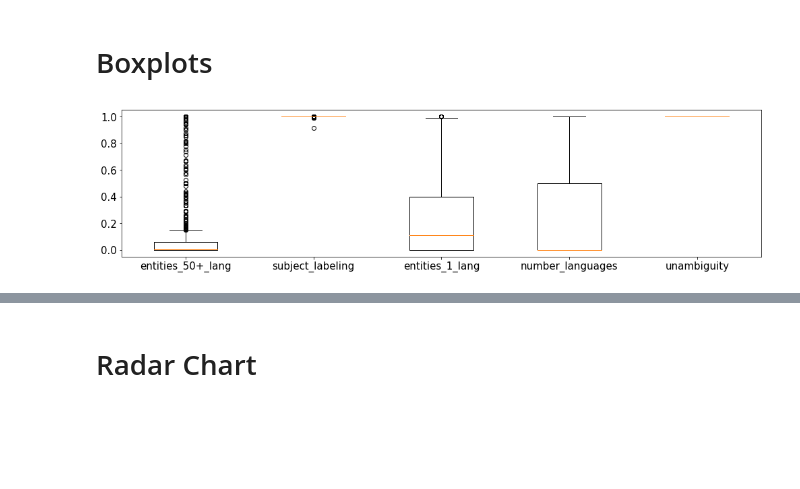
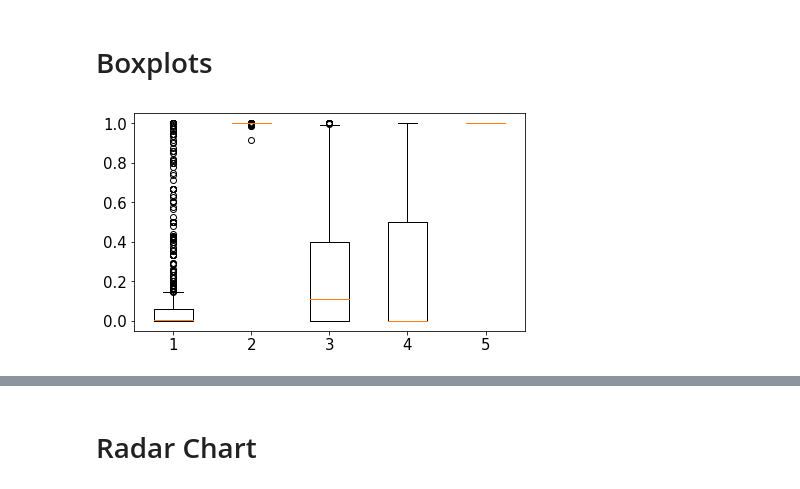
Before and after one commit to luciekaffee/metrics-label, a Jupyter notebook: graphs/Graphs.ipynb, the cells around one changed output, grey strips where cells are left out. Saved outputs shown, nothing was run; the diff lists cells and outputs as text; code cells hidden in the pictures; blank space fills up the shorter version.

```diff
--- a/graphs/Graphs.ipynb
+++ b/graphs/Graphs.ipynb
@@ -110,7 +110,7 @@ for x in wikidata_rdfmt.values():
     for metric, data in x.iteritems():
         if not isinstance(data, numbers.Number) or not data <= 1:
             continue
-        if metric == 'ds_class_labeling' or metric == 'size_triples' or metric == 'size_subjects' or metric == 'entities_2_5_lang' or metric == 'entities_11_50_lang' or metric == 'entities_6_10_lang':
+        if metric == 'ds_property_labeling' or metric == 'ds_class_labeling' or metric == 'size_triples' or metric == 'size_subjects' or metric == 'entities_2_5_lang' or metric == 'entities_11_50_lang' or metric == 'entities_6_10_lang':
             continue
         if metric in data_wd:
             data_wd[metric].append(data)
@@ -119,13 +119,13 @@ for x in wikidata_rdfmt.values():
 # %%
 plt.rcParams.update({'font.size': 15})
 fig = plt.gcf()
-fig.set_size_inches(17, 4)
+fig.set_size_inches(7, 4)
 labels, data = data_wd.keys(), data_wd.values()
 plt.boxplot(data)
-plt.xticks(range(1, len(labels) + 1), labels)
+#plt.xticks(range(1, len(labels) + 1), labels)
 plt.savefig('boxplot-wikidata.pdf')
 # %% [output]
-[figure, old version]
+[figure, new version]
 # %%
 data_db = {}
 for x in dbpedia_rdfmt.values():
```
Also changed, not shown: parts of 14 cells of this notebook, 4 other files.
